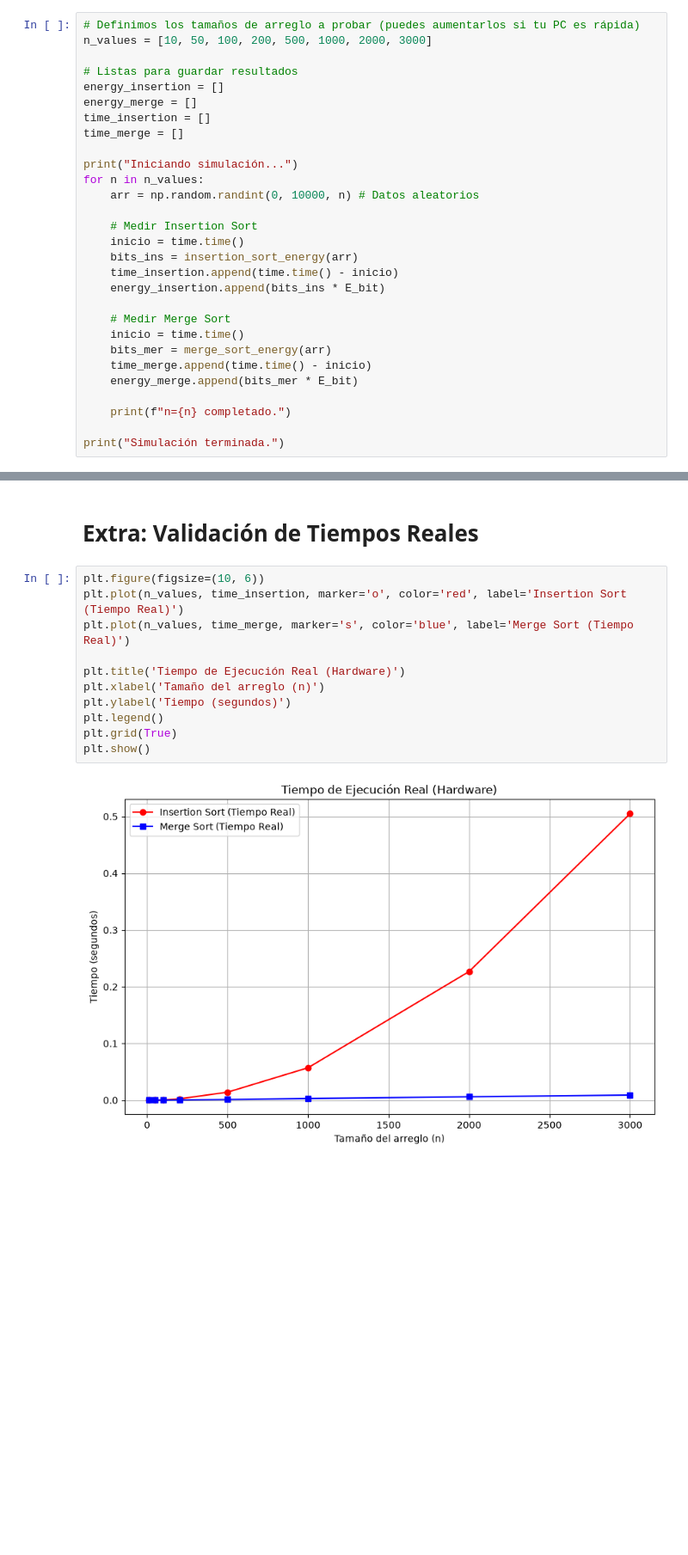
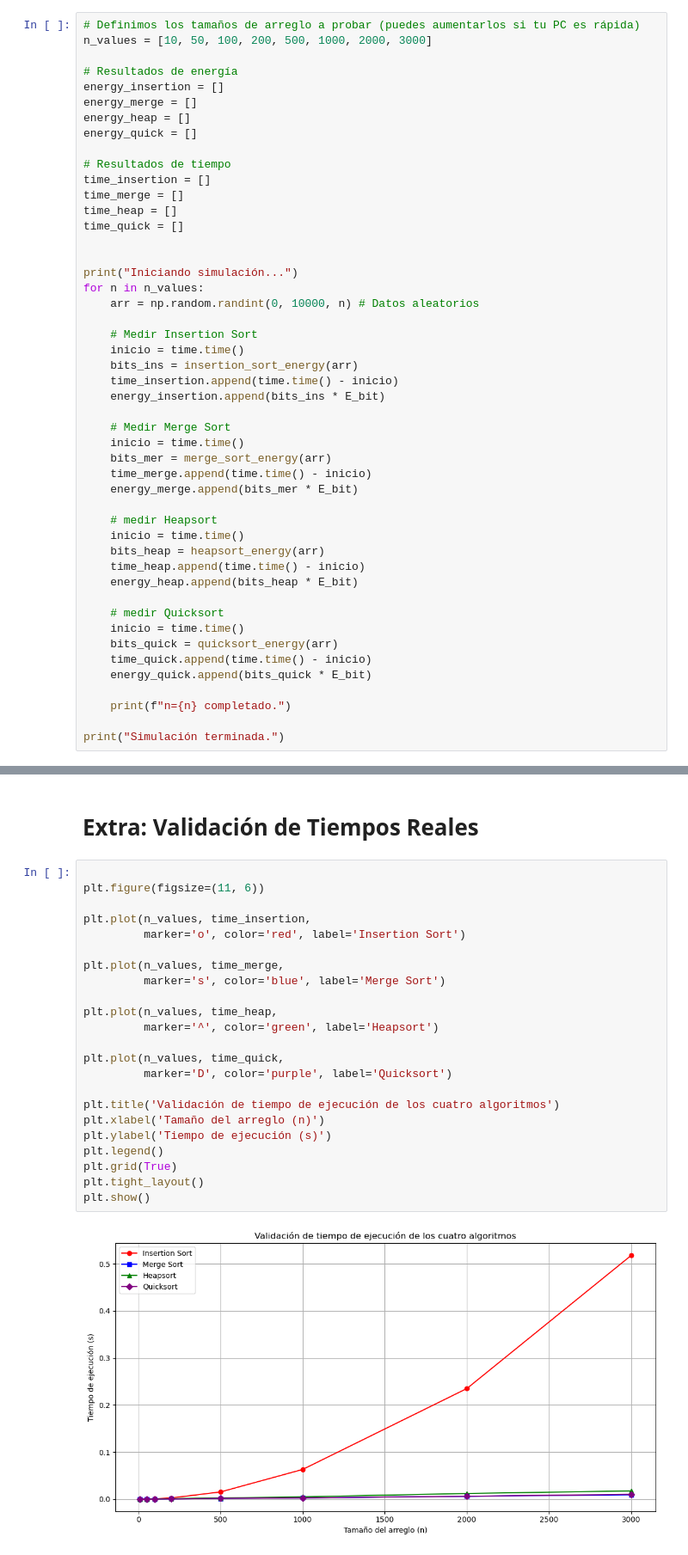
Before and after one commit to Davoreyh/proyecto_fisica, a Jupyter notebook: notebook_landauer.ipynb, the cells around one changed output, grey strips where cells are left out. Shown at 86% size. Drawn from its saved outputs; the diff is of its cells as text; blank space fills up the shorter version.

```diff
--- a/notebook_landauer.ipynb
+++ b/notebook_landauer.ipynb
@@ -91,11 +243,18 @@ Merge Sort destruyó 1024 bits en el arreglo de prueba.
 # Definimos los tamaños de arreglo a probar (puedes aumentarlos si tu PC es rápida)
 n_values = [10, 50, 100, 200, 500, 1000, 2000, 3000]
 
-# Listas para guardar resultados
+# Resultados de energía
 energy_insertion = []
 energy_merge = []
+energy_heap = []
+energy_quick = []
+
+# Resultados de tiempo
 time_insertion = []
 time_merge = []
+time_heap = []
+time_quick = []
+
 
 print("Iniciando simulación...")
 for n in n_values:
@@ -113,6 +272,18 @@ for n in n_values:
     time_merge.append(time.time() - inicio)
     energy_merge.append(bits_mer * E_bit)
 
+    # medir Heapsort
+    inicio = time.time()
+    bits_heap = heapsort_energy(arr)
+    time_heap.append(time.time() - inicio)
+    energy_heap.append(bits_heap * E_bit)
+
+    # medir Quicksort
+    inicio = time.time()
+    bits_quick = quicksort_energy(arr)
+    time_quick.append(time.time() - inicio)
+    energy_quick.append(bits_quick * E_bit)
+
     print(f"n={n} completado.")
 
 print("Simulación terminada.")
@@ -156,15 +381,27 @@ Pendiente de Merge Sort: 1.20 (Teórico esperado ~ 1.1)
 # %% [markdown]
 # Extra: Validación de Tiempos Reales
 # %%
-plt.figure(figsize=(10, 6))
-plt.plot(n_values, time_insertion, marker='o', color='red', label='Insertion Sort (Tiempo Real)')
-plt.plot(n_values, time_merge, marker='s', color='blue', label='Merge Sort (Tiempo Real)')
 
-plt.title('Tiempo de Ejecución Real (Hardware)')
+plt.figure(figsize=(11, 6))
+
+plt.plot(n_values, time_insertion,
+         marker='o', color='red', label='Insertion Sort')
+
+plt.plot(n_values, time_merge,
+         marker='s', color='blue', label='Merge Sort')
+
+plt.plot(n_values, time_heap,
+         marker='^', color='green', label='Heapsort')
+
+plt.plot(n_values, time_quick,
+         marker='D', color='purple', label='Quicksort')
+
+plt.title('Validación de tiempo de ejecución de los cuatro algoritmos')
 plt.xlabel('Tamaño del arreglo (n)')
-plt.ylabel('Tiempo (segundos)')
+plt.ylabel('Tiempo de ejecución (s)')
 plt.legend()
 plt.grid(True)
+plt.tight_layout()
 plt.show()
 # %% [output]
-[figure, old version]
+[figure, new version]
```
Also changed, not shown: parts of 6 cells of this notebook.
